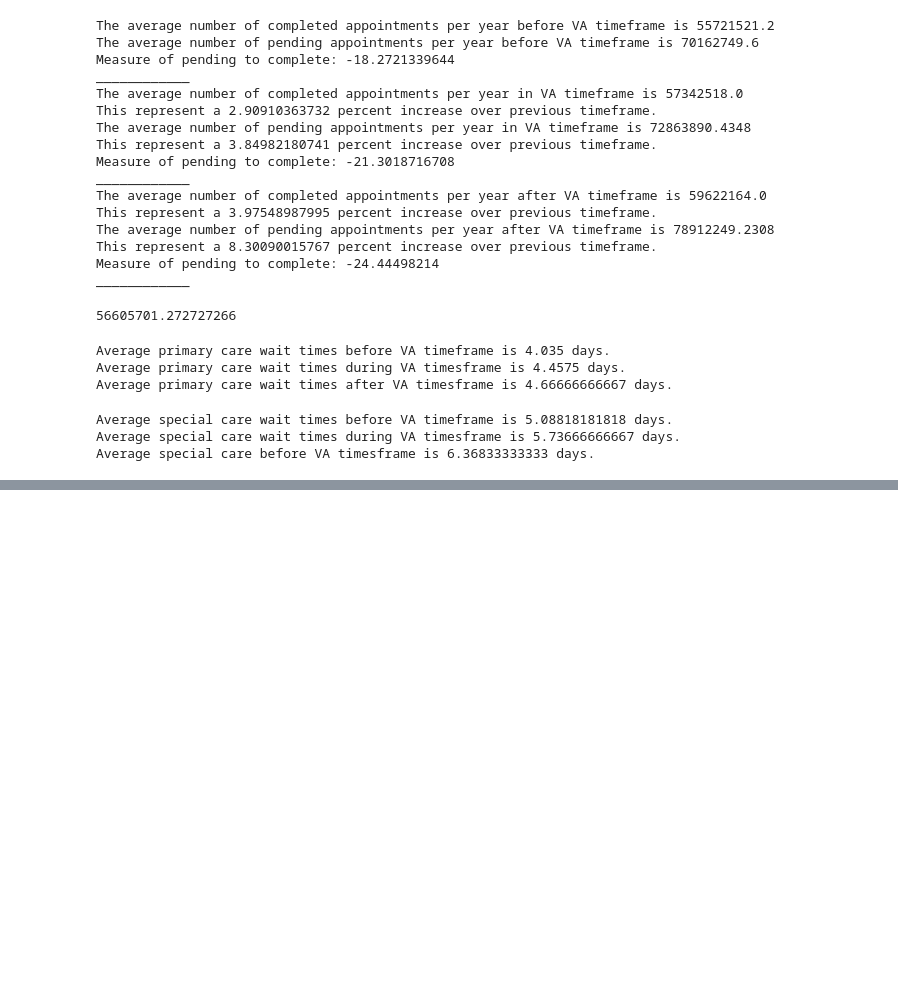
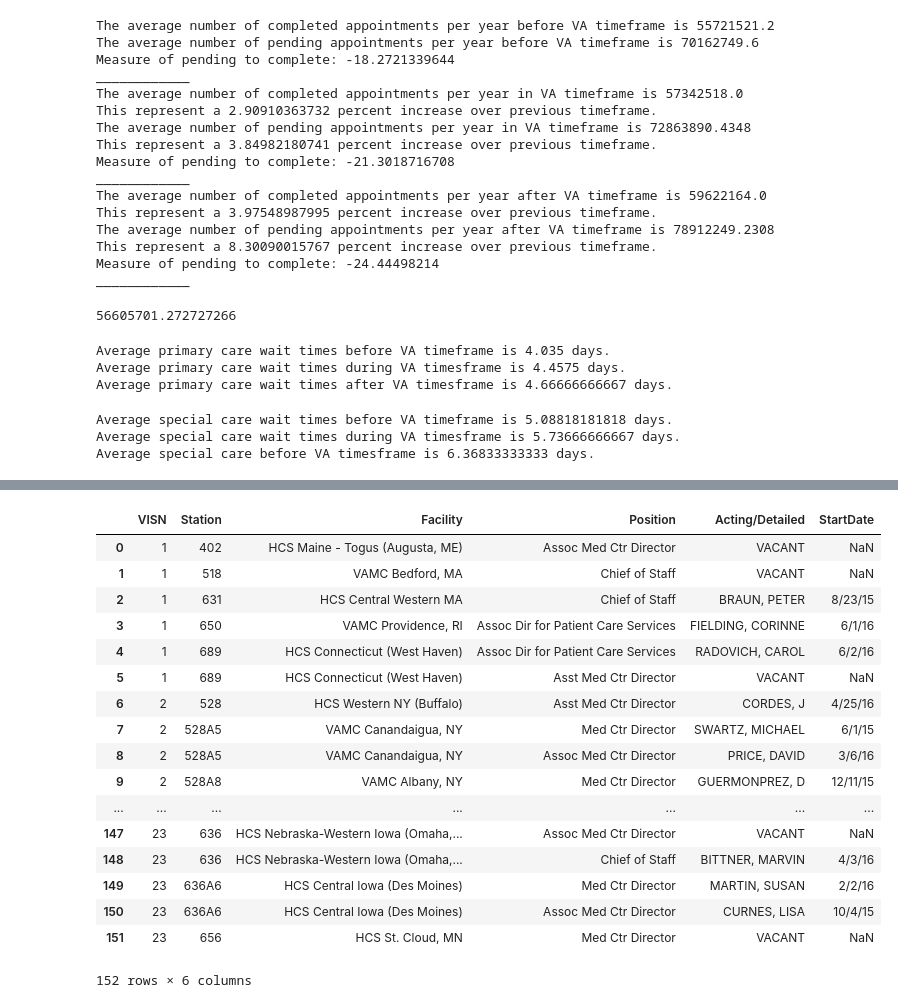
Before and after one commit to isabella232/va-data-analysis, a Jupyter notebook: Main_Analysis.ipynb, the cells around one changed output, grey strips where cells are left out. Cells and saved outputs as stored; diff of their text form; code cells hidden in the pictures; blank space fills up the shorter version.

```diff
--- a/Main_Analysis.ipynb
+++ b/Main_Analysis.ipynb
@@ -566,0 +571,4 @@ Average special care before VA timesframe is 6.36833333333 days.
+# %%
+Leadership = pd.read_csv("Leadership/Leadership.csv")
+Leadership_drop = Leadership.drop_duplicates("Station",keep=False)
+Leadership_drop.head()
@@ -566,0 +582,21 @@ Average special care before VA timesframe is 6.36833333333 days.
+# %%
+Leadership
+# %% [output]
+|  | VISN | Station | Facility | Position | Acting/Detailed | StartDate |
+| 0 | 1 | 402 | HCS Maine - Togus (Augusta, ME) | Assoc Med Ctr Director | VACANT | NaN |
+| 1 | 1 | 518 | VAMC Bedford, MA | Chief of Staff | VACANT | NaN |
+| 2 | 1 | 631 | HCS Central Western MA | Chief of Staff | BRAUN, PETER | 8/23/15 |
+| 3 | 1 | 650 | VAMC Providence, RI | Assoc Dir for Patient Care Services | FIELDING, CORINNE | 6/1/16 |
+| 4 | 1 | 689 | HCS Connecticut (West Haven) | Assoc Dir for Patient Care Services | RADOVICH, CAROL | 6/2/16 |
+| 5 | 1 | 689 | HCS Connecticut (West Haven) | Asst Med Ctr Director | VACANT | NaN |
+| 6 | 2 | 528 | HCS Western NY (Buffalo) | Asst Med Ctr Director | CORDES, J | 4/25/16 |
+| 7 | 2 | 528A5 | VAMC Canandaigua, NY | Med Ctr Director | SWARTZ, MICHAEL | 6/1/15 |
+| 8 | 2 | 528A5 | VAMC Canandaigua, NY | Assoc Med Ctr Director | PRICE, DAVID | 3/6/16 |
+| 9 | 2 | 528A8 | VAMC Albany, NY | Med Ctr Director | GUERMONPREZ, D | 12/11/15 |
+| ... | ... | ... | ... | ... | ... | ... |
+| 147 | 23 | 636 | HCS Nebraska-Western Iowa (Omaha,... | Assoc Med Ctr Director | VACANT | NaN |
+| 148 | 23 | 636 | HCS Nebraska-Western Iowa (Omaha,... | Chief of Staff | BITTNER, MARVIN | 4/3/16 |
+| 149 | 23 | 636A6 | HCS Central Iowa (Des Moines) | Med Ctr Director | MARTIN, SUSAN | 2/2/16 |
+| 150 | 23 | 636A6 | HCS Central Iowa (Des Moines) | Assoc Med Ctr Director | CURNES, LISA | 10/4/15 |
+| 151 | 23 | 656 | HCS St. Cloud, MN | Med Ctr Director | VACANT | NaN |
+152 rows × 6 columns
```
Also changed, not shown: parts of 2 cells of this notebook, 10 other files.
